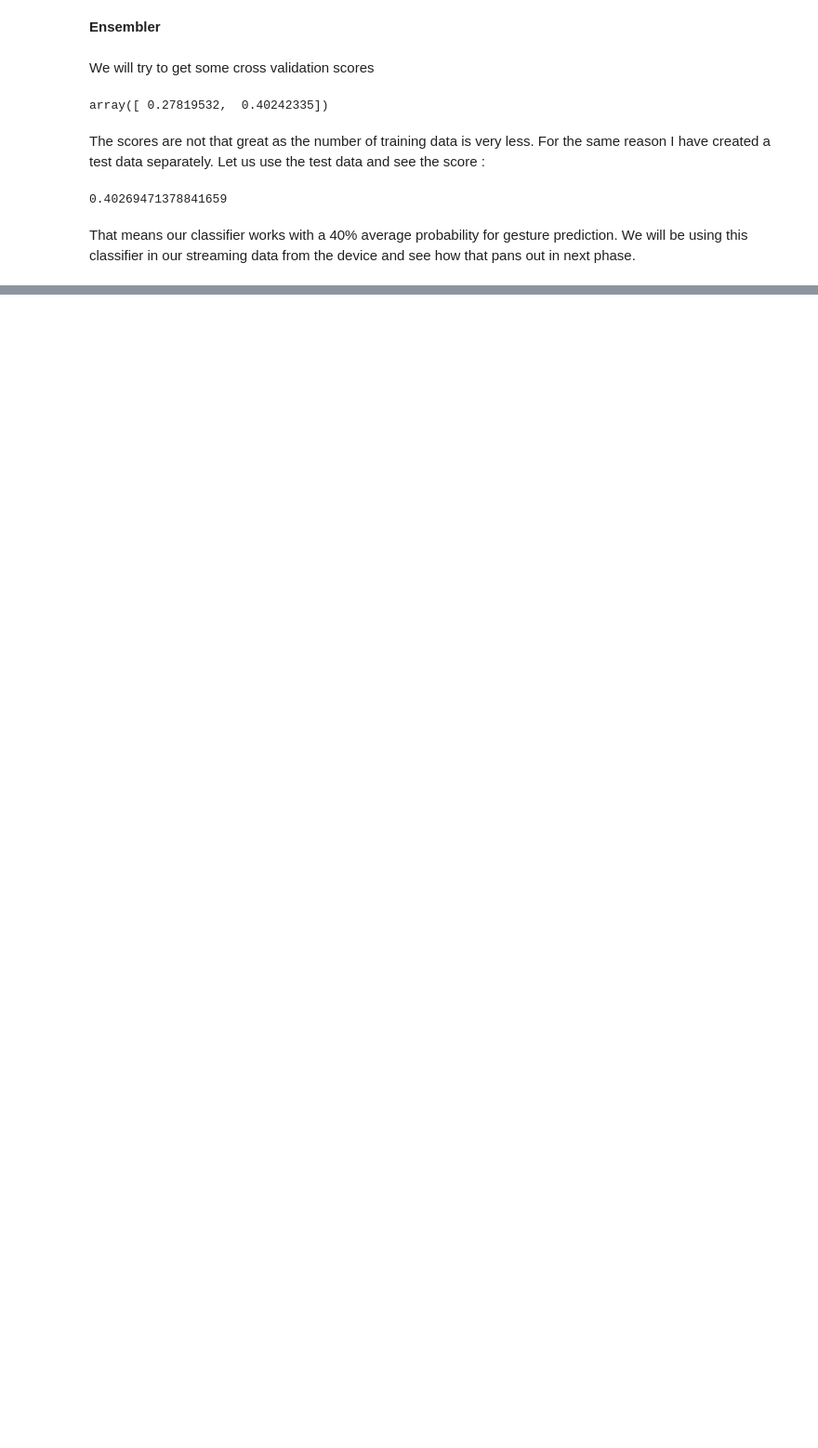
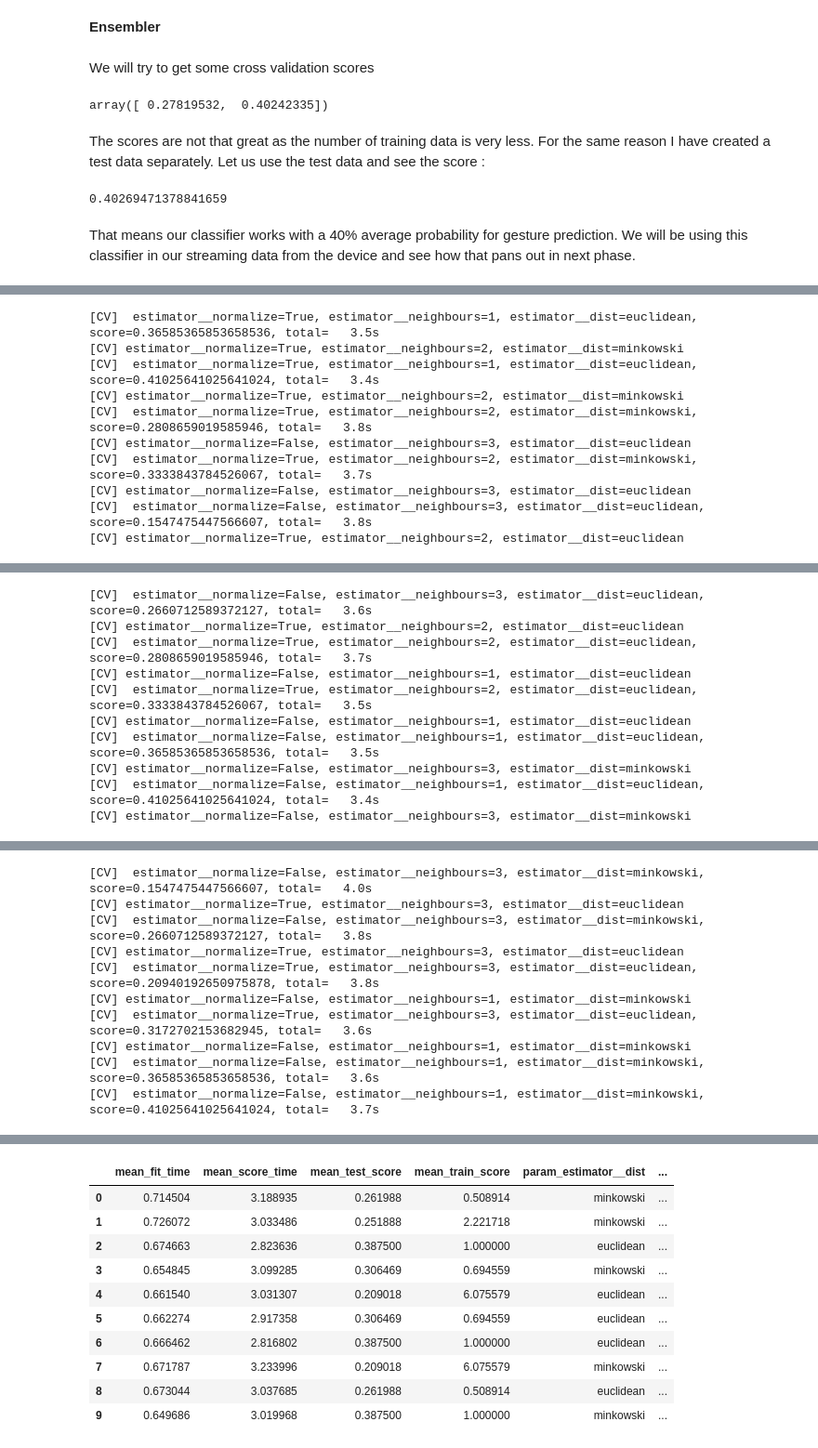
Before and after one commit to sabyasachi087/aml-gesture-recognition, a Jupyter notebook: gesture_recognition_project_report.ipynb, the cells around one changed output, grey strips where cells are left out. Shown at 93% size. Drawn from its saved outputs; the diff is of its cells as text; code cells hidden in the pictures; blank space fills up the shorter version.

```diff
--- a/gesture_recognition_project_report.ipynb
+++ b/gesture_recognition_project_report.ipynb
@@ -729,0 +903,11 @@ That means our classifier works with a 40% average probability for gesture predi
+# %%
+flex_pipeline = Pipeline([
+        ('selector', DataFrameSelector(fgr_attr_names)),
+        ('std_scaler', AnalogVoltageScaler()),
+        ('estimator', DTWClassifier()),
+    ])
+rnd_search_flex = RandomizedSearchCV(flex_pipeline, param_distributions=param_grid,
+                                n_iter=10, cv=2, random_state=42,verbose=10,n_jobs=2)
+rnd_search_flex.fit(X_train, y_train)
+pd.DataFrame(rnd_search_flex.cv_results_)
+# %% [output]
@@ -729,0 +927,10 @@ That means our classifier works with a 40% average probability for gesture predi
+[CV]  estimator__normalize=True, estimator__neighbours=1, estimator__dist=euclidean, score=0.36585365853658536, total=   3.5s
+[CV] estimator__normalize=True, estimator__neighbours=2, estimator__dist=minkowski
+[CV]  estimator__normalize=True, estimator__neighbours=1, estimator__dist=euclidean, score=0.41025641025641024, total=   3.4s
+[CV] estimator__normalize=True, estimator__neighbours=2, estimator__dist=minkowski
+[CV]  estimator__normalize=True, estimator__neighbours=2, estimator__dist=minkowski, score=0.2808659019585946, total=   3.8s
+[CV] estimator__normalize=False, estimator__neighbours=3, estimator__dist=euclidean
+[CV]  estimator__normalize=True, estimator__neighbours=2, estimator__dist=minkowski, score=0.3333843784526067, total=   3.7s
+[CV] estimator__normalize=False, estimator__neighbours=3, estimator__dist=euclidean
+[CV]  estimator__normalize=False, estimator__neighbours=3, estimator__dist=euclidean, score=0.1547475447566607, total=   3.8s
+[CV] estimator__normalize=True, estimator__neighbours=2, estimator__dist=euclidean
@@ -729,0 +938,10 @@ That means our classifier works with a 40% average probability for gesture predi
+[CV]  estimator__normalize=False, estimator__neighbours=3, estimator__dist=euclidean, score=0.2660712589372127, total=   3.6s
+[CV] estimator__normalize=True, estimator__neighbours=2, estimator__dist=euclidean
+[CV]  estimator__normalize=True, estimator__neighbours=2, estimator__dist=euclidean, score=0.2808659019585946, total=   3.7s
+[CV] estimator__normalize=False, estimator__neighbours=1, estimator__dist=euclidean
+[CV]  estimator__normalize=True, estimator__neighbours=2, estimator__dist=euclidean, score=0.3333843784526067, total=   3.5s
+[CV] estimator__normalize=False, estimator__neighbours=1, estimator__dist=euclidean
+[CV]  estimator__normalize=False, estimator__neighbours=1, estimator__dist=euclidean, score=0.36585365853658536, total=   3.5s
+[CV] estimator__normalize=False, estimator__neighbours=3, estimator__dist=minkowski
+[CV]  estimator__normalize=False, estimator__neighbours=1, estimator__dist=euclidean, score=0.41025641025641024, total=   3.4s
+[CV] estimator__normalize=False, estimator__neighbours=3, estimator__dist=minkowski
@@ -729,0 +949,10 @@ That means our classifier works with a 40% average probability for gesture predi
+[CV]  estimator__normalize=False, estimator__neighbours=3, estimator__dist=minkowski, score=0.1547475447566607, total=   4.0s
+[CV] estimator__normalize=True, estimator__neighbours=3, estimator__dist=euclidean
+[CV]  estimator__normalize=False, estimator__neighbours=3, estimator__dist=minkowski, score=0.2660712589372127, total=   3.8s
+[CV] estimator__normalize=True, estimator__neighbours=3, estimator__dist=euclidean
+[CV]  estimator__normalize=True, estimator__neighbours=3, estimator__dist=euclidean, score=0.20940192650975878, total=   3.8s
+[CV] estimator__normalize=False, estimator__neighbours=1, estimator__dist=minkowski
+[CV]  estimator__normalize=True, estimator__neighbours=3, estimator__dist=euclidean, score=0.3172702153682945, total=   3.6s
+[CV] estimator__normalize=False, estimator__neighbours=1, estimator__dist=minkowski
+[CV]  estimator__normalize=False, estimator__neighbours=1, estimator__dist=minkowski, score=0.36585365853658536, total=   3.6s
+[CV]  estimator__normalize=False, estimator__neighbours=1, estimator__dist=minkowski, score=0.41025641025641024, total=   3.7s
@@ -729,0 +961,11 @@ That means our classifier works with a 40% average probability for gesture predi
+|  | mean_fit_time | mean_score_time | mean_test_score | mean_train_score | param_estimator__dist | ... |
+| 0 | 0.714504 | 3.188935 | 0.261988 | 0.508914 | minkowski | ... |
+| 1 | 0.726072 | 3.033486 | 0.251888 | 2.221718 | minkowski | ... |
+| 2 | 0.674663 | 2.823636 | 0.387500 | 1.000000 | euclidean | ... |
+| 3 | 0.654845 | 3.099285 | 0.306469 | 0.694559 | minkowski | ... |
+| 4 | 0.661540 | 3.031307 | 0.209018 | 6.075579 | euclidean | ... |
+| 5 | 0.662274 | 2.917358 | 0.306469 | 0.694559 | euclidean | ... |
+| 6 | 0.666462 | 2.816802 | 0.387500 | 1.000000 | euclidean | ... |
+| 7 | 0.671787 | 3.233996 | 0.209018 | 6.075579 | minkowski | ... |
+| 8 | 0.673044 | 3.037685 | 0.261988 | 0.508914 | euclidean | ... |
+| 9 | 0.649686 | 3.019968 | 0.387500 | 1.000000 | minkowski | ... |
```
Also changed, not shown: parts of 13 cells of this notebook, 1 other file.
